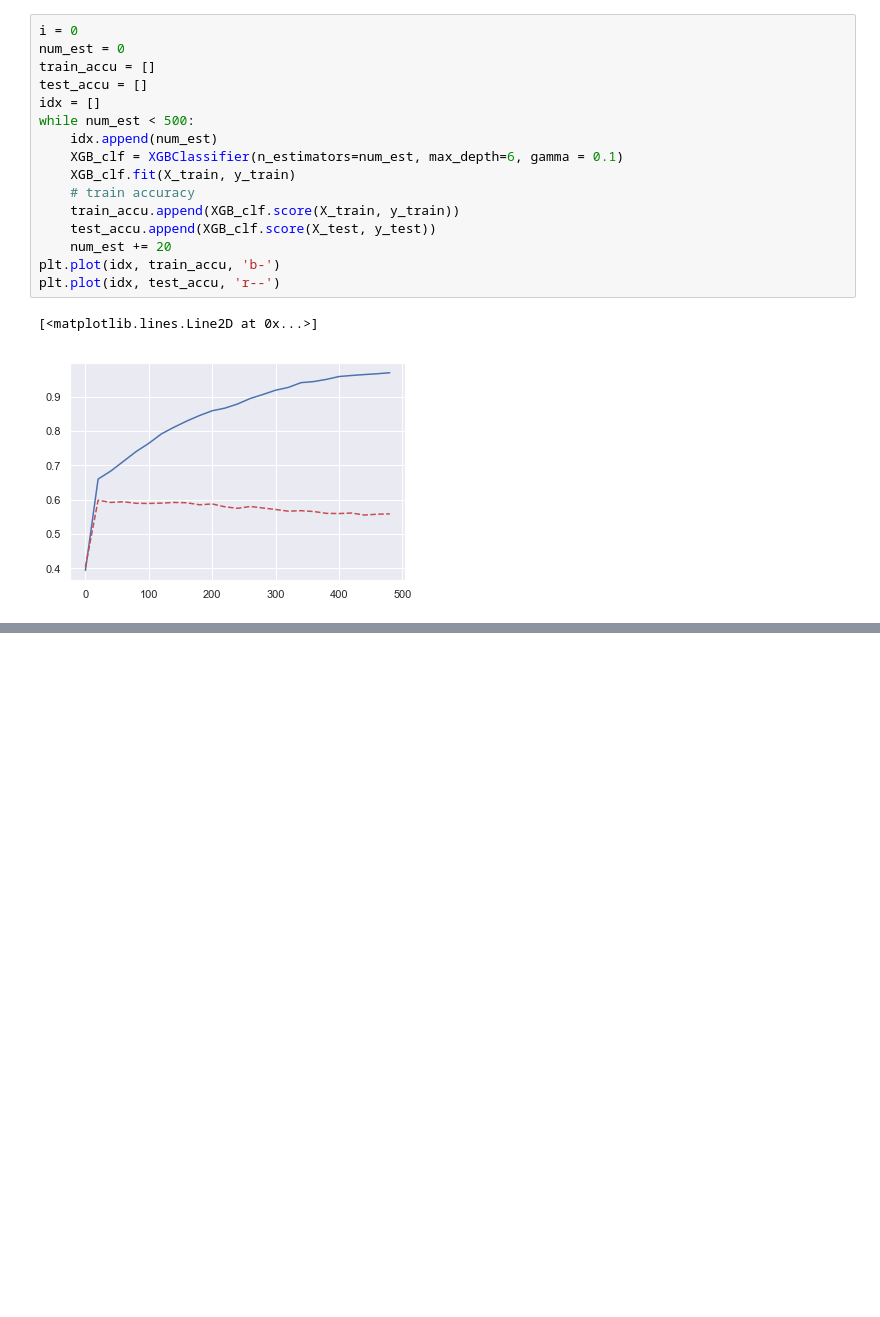
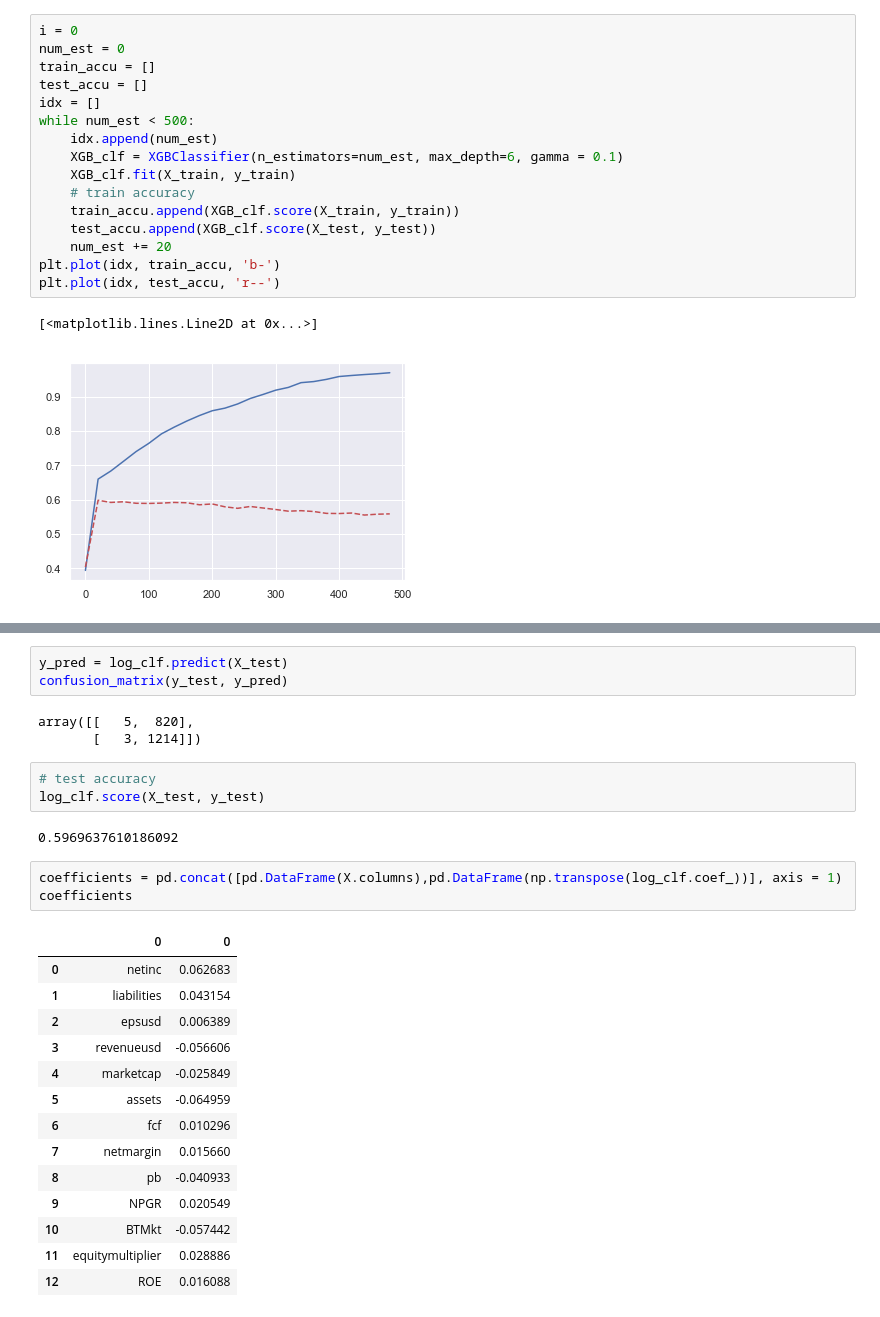
Before and after one commit to RyChen-Cornell/ORIE4741-Group-Project, a Jupyter notebook: historical_data.ipynb, the cells around one changed output, grey strips where cells are left out. Saved outputs shown, nothing was run; the diff lists cells and outputs as text; blank space fills up the shorter version.

```diff
--- a/historical_data.ipynb
+++ b/historical_data.ipynb
@@ -1052,0 +1101,29 @@ plt.plot(idx, test_accu, 'r--')
+# %%
+y_pred = log_clf.predict(X_test)
+confusion_matrix(y_test, y_pred)
+# %% [output]
+array([[   5,  820],
+       [   3, 1214]])
+# %%
+# test accuracy
+log_clf.score(X_test, y_test)
+# %% [output]
+0.5969637610186092
+# %%
+coefficients = pd.concat([pd.DataFrame(X.columns),pd.DataFrame(np.transpose(log_clf.coef_))], axis = 1)
+coefficients
+# %% [output]
+|  | 0 | 0 |
+| 0 | netinc | 0.062683 |
+| 1 | liabilities | 0.043154 |
+| 2 | epsusd | 0.006389 |
+| 3 | revenueusd | -0.056606 |
+| 4 | marketcap | -0.025849 |
+| 5 | assets | -0.064959 |
+| 6 | fcf | 0.010296 |
+| 7 | netmargin | 0.015660 |
+| 8 | pb | -0.040933 |
+| 9 | NPGR | 0.020549 |
+| 10 | BTMkt | -0.057442 |
+| 11 | equitymultiplier | 0.028886 |
+| 12 | ROE | 0.016088 |
```
Also changed, not shown: parts of 6 cells of this notebook.
